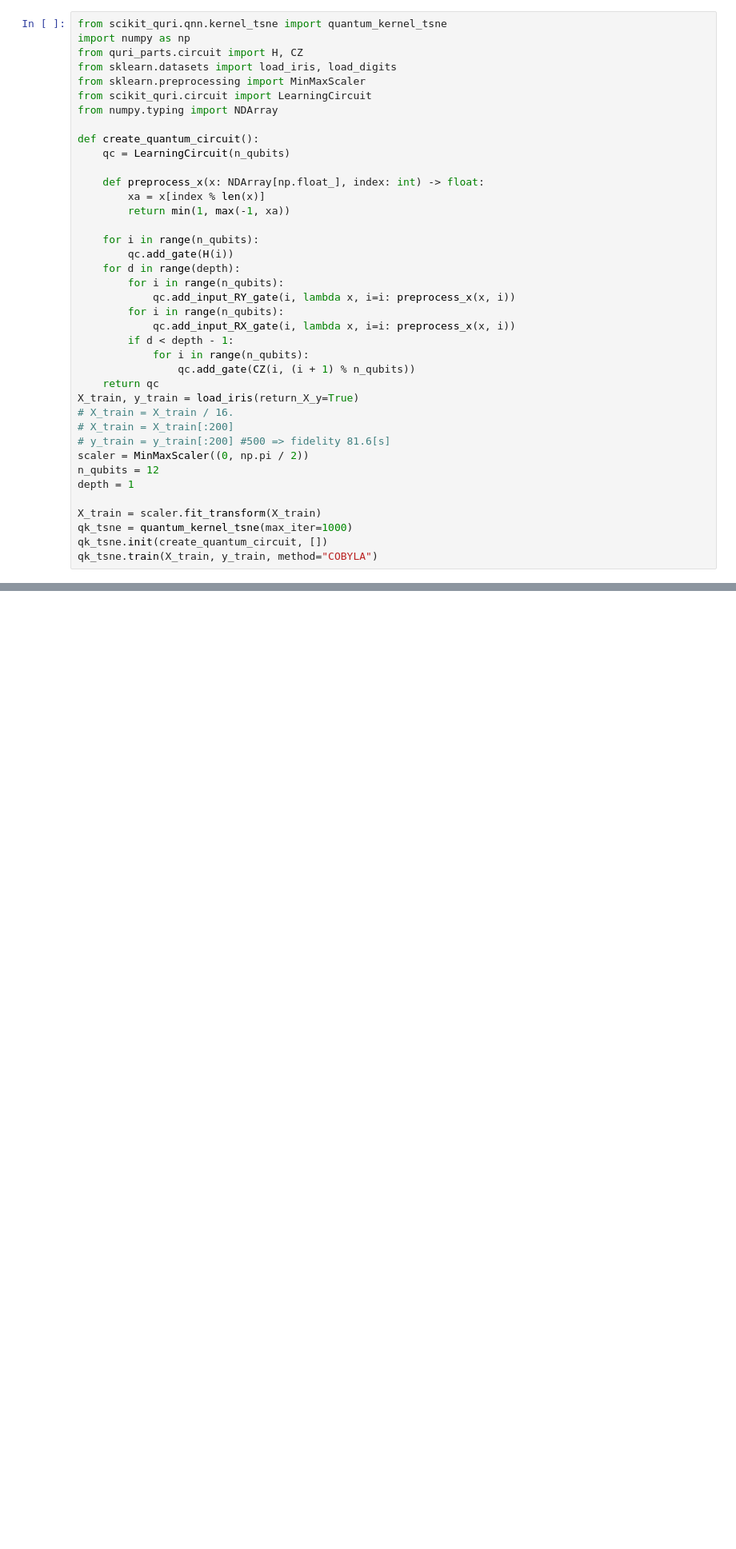
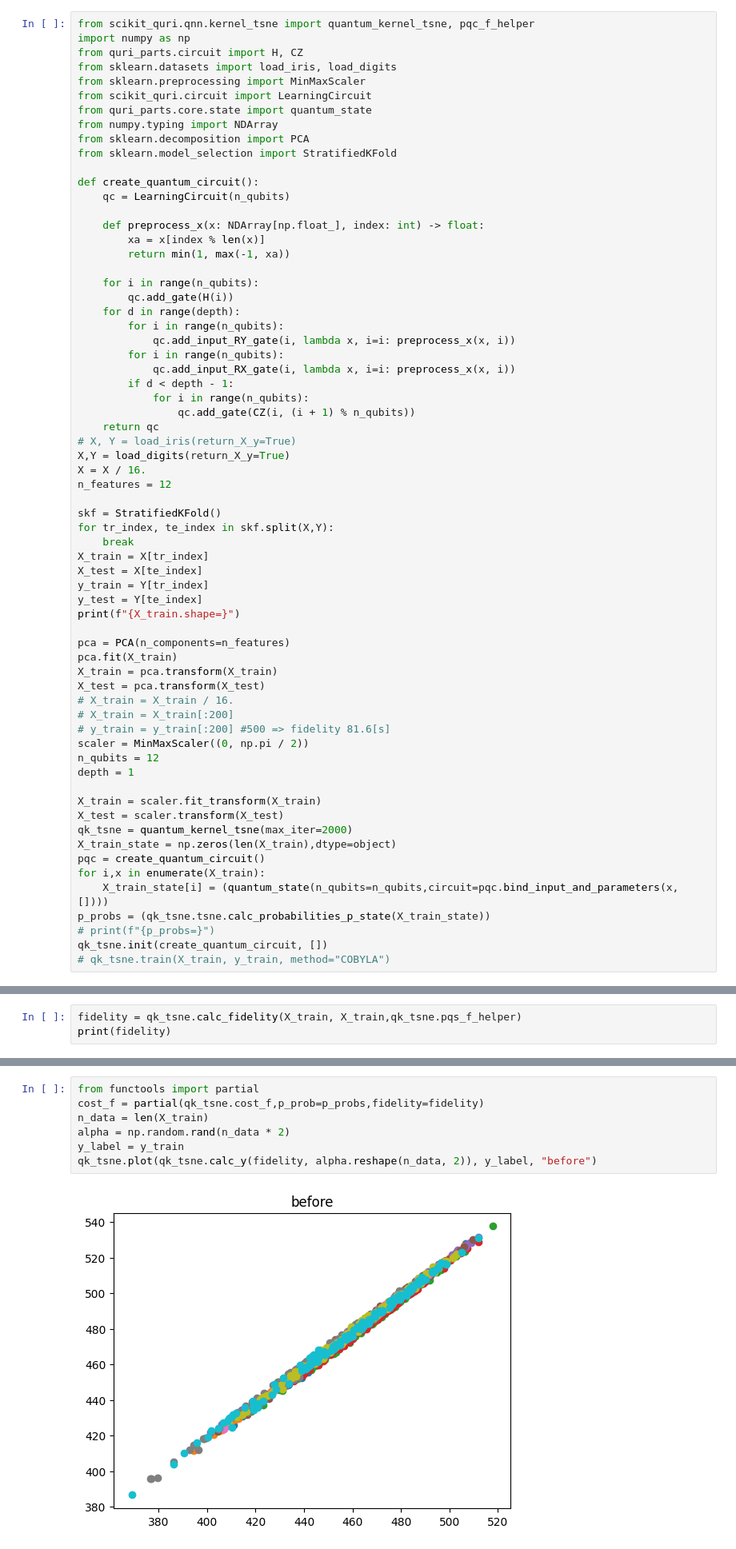
Before and after one commit to Qulacs-Osaka/scikit-quri, a Jupyter notebook: samples/test_kernel_tsne.ipynb, the cells around one changed output, grey strips where cells are left out. Shown: that part at 80% size. Saved outputs shown, nothing was run; the diff lists cells and outputs as text; blank space fills up the shorter version.

```diff
--- a/samples/test_kernel_tsne.ipynb
+++ b/samples/test_kernel_tsne.ipynb
@@ -8,13 +8,16 @@ os.environ['OMP_NUM_THREADS'] = "1"
 # %% [output]
 env: OMP_NUM_THREADS=1
 # %%
-from scikit_quri.qnn.kernel_tsne import quantum_kernel_tsne
+from scikit_quri.qnn.kernel_tsne import quantum_kernel_tsne, pqc_f_helper
 import numpy as np
 from quri_parts.circuit import H, CZ
 from sklearn.datasets import load_iris, load_digits
 from sklearn.preprocessing import MinMaxScaler
 from scikit_quri.circuit import LearningCircuit
+from quri_parts.core.state import quantum_state
 from numpy.typing import NDArray
+from sklearn.decomposition import PCA
+from sklearn.model_selection import StratifiedKFold
 
 def create_quantum_circuit():
     qc = LearningCircuit(n_qubits)
@@ -34,7 +37,24 @@ def create_quantum_circuit():
             for i in range(n_qubits):
                 qc.add_gate(CZ(i, (i + 1) % n_qubits))
     return qc
-X_train, y_train = load_iris(return_X_y=True)
+# X, Y = load_iris(return_X_y=True)
+X,Y = load_digits(return_X_y=True)
+X = X / 16.
+n_features = 12
+
+skf = StratifiedKFold()
+for tr_index, te_index in skf.split(X,Y):
+    break
+X_train = X[tr_index]
+X_test = X[te_index]
+y_train = Y[tr_index]
+y_test = Y[te_index]
+print(f"{X_train.shape=}")
+
+pca = PCA(n_components=n_features)
+pca.fit(X_train)
+X_train = pca.transform(X_train)
+X_test = pca.transform(X_test)
 # X_train = X_train / 16.
 # X_train = X_train[:200]
 # y_train = y_train[:200] #500 => fidelity 81.6[s]
@@ -43,7 +63,14 @@ n_qubits = 12
 depth = 1
 
 X_train = scaler.fit_transform(X_train)
-qk_tsne = quantum_kernel_tsne(max_iter=1000)
+X_test = scaler.transform(X_test)
+qk_tsne = quantum_kernel_tsne(max_iter=2000)
+X_train_state = np.zeros(len(X_train),dtype=object)
+pqc = create_quantum_circuit()
+for i,x in enumerate(X_train):
+    X_train_state[i] = (quantum_state(n_qubits=n_qubits,circuit=pqc.bind_input_and_parameters(x,[])))
+p_probs = (qk_tsne.tsne.calc_probabilities_p_state(X_train_state))
+# print(f"{p_probs=}")
 qk_tsne.init(create_quantum_circuit, [])
-qk_tsne.train(X_train, y_train, method="COBYLA")
+# qk_tsne.train(X_train, y_train, method="COBYLA")
 # %% [output]
@@ -61,0 +94,3 @@ elapsed time:5.661210999940522
+# %%
+fidelity = qk_tsne.calc_fidelity(X_train, X_train,qk_tsne.pqs_f_helper)
+print(fidelity)
@@ -61,0 +115,9 @@ elapsed time:5.661210999940522
+# %%
+from functools import partial
+cost_f = partial(qk_tsne.cost_f,p_prob=p_probs,fidelity=fidelity)
+n_data = len(X_train)
+alpha = np.random.rand(n_data * 2)
+y_label = y_train
+qk_tsne.plot(qk_tsne.calc_y(fidelity, alpha.reshape(n_data, 2)), y_label, "before")
+# %% [output]
+[figure, added]
```
Also changed, not shown: parts of 12 cells of this notebook, 9 other files.
